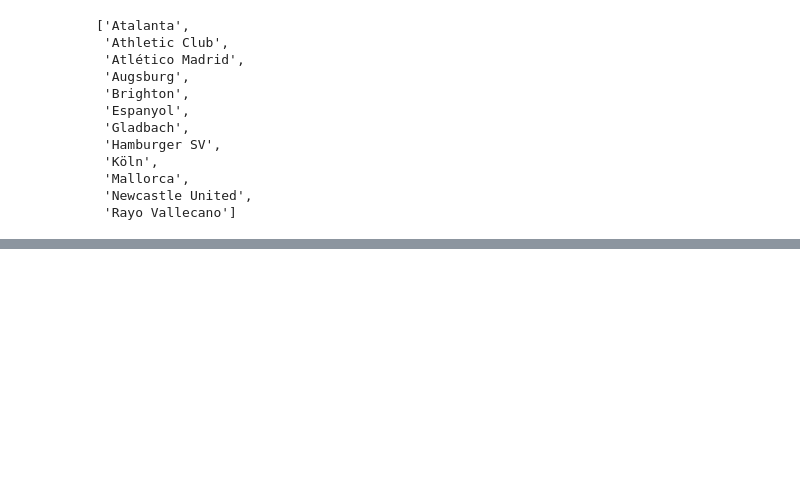
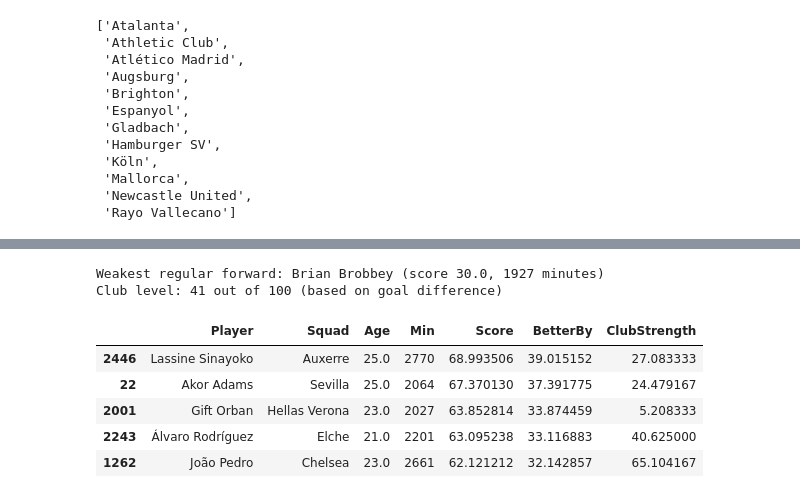
Before and after one commit to TamukaTom/We-need-players, a Jupyter notebook: explore.ipynb, the cells around one changed output, grey strips where cells are left out. Saved outputs shown, nothing was run; the diff lists cells and outputs as text; code cells hidden in the pictures; blank space fills up the shorter version.

```diff
--- a/explore.ipynb
+++ b/explore.ipynb
@@ -741,0 +891,11 @@ Weakest regular goalkeeper: Senne Lammens (score 55.7, 2880 minutes)
+# %%
+recommend("Sunderland", "Forward", max_age=27, min_minutes=1800, max_gap=40, max_club_gap=25)
+# %% [output]
+Weakest regular forward: Brian Brobbey (score 30.0, 1927 minutes)
+Club level: 41 out of 100 (based on goal difference)
+|  | Player | Squad | Age | Min | Score | BetterBy | ClubStrength |
+| 2446 | Lassine Sinayoko | Auxerre | 25.0 | 2770 | 68.993506 | 39.015152 | 27.083333 |
+| 22 | Akor Adams | Sevilla | 25.0 | 2064 | 67.370130 | 37.391775 | 24.479167 |
+| 2001 | Gift Orban | Hellas Verona | 23.0 | 2027 | 63.852814 | 33.874459 | 5.208333 |
+| 2243 | Álvaro Rodríguez | Elche | 21.0 | 2201 | 63.095238 | 33.116883 | 40.625000 |
+| 1262 | João Pedro | Chelsea | 23.0 | 2661 | 62.121212 | 32.142857 | 65.104167 |
```
Also changed, not shown: parts of 5 cells of this notebook.
